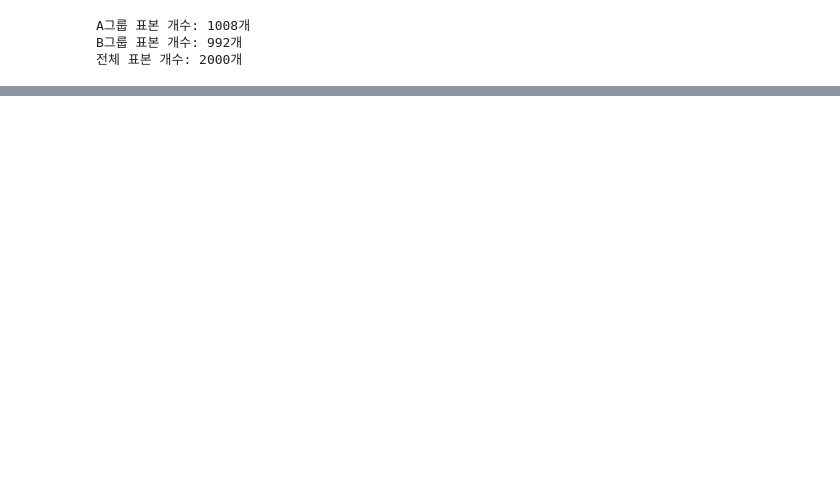
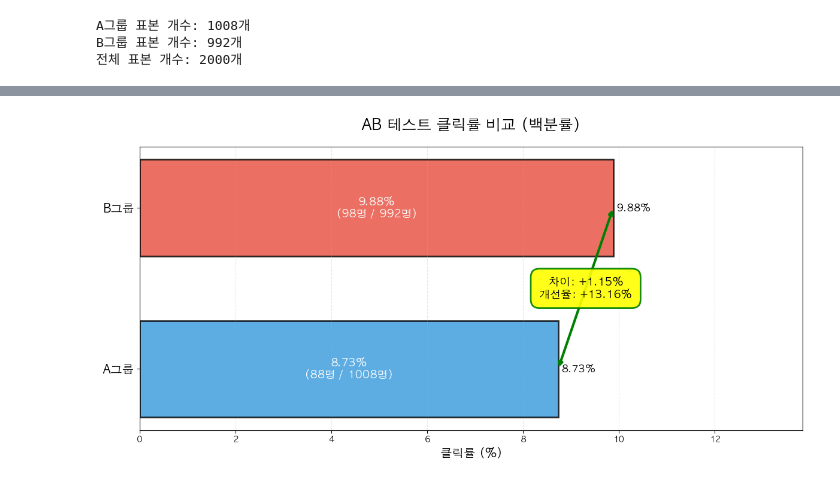
Before and after one commit to alstjd0051/TIL_python, a Jupyter notebook: src/math/assignment/team_project1.ipynb, the cells around one changed output, grey strips where cells are left out. Saved outputs shown, nothing was run; the diff lists cells and outputs as text; code cells hidden in the pictures; blank space fills up the shorter version.

```diff
--- a/src/math/assignment/team_project1.ipynb
+++ b/src/math/assignment/team_project1.ipynb
@@ -85,0 +93,17 @@ B그룹 클릭률: 0.0988 (전체 992명 중 98명 클릭)
+# %%
+# 그룹별 클릭률 계산 및 통계 객체 생성
+p_a: float = k_a / count_a if count_a > 0 else 0.0
+p_b: float = k_b / count_b if count_b > 0 else 0.0
+
+# 통계 객체 생성
+stats_a: GroupStats = GroupStats(count=count_a, clicks=k_a, click_rate=p_a, click_rate_percent=0.0)
+stats_b: GroupStats = GroupStats(count=count_b, clicks=k_b, click_rate=p_b, click_rate_percent=0.0)
+
+# 비교 통계 계산
+click_rate_diff: float = p_b - p_a
+improvement_rate: float = (click_rate_diff / p_a * 100) if p_a > 0 else 0.0
+
+print(f"A그룹 클릭률: {p_a:.4f} ({stats_a.click_rate_percent:.2f}%) - 전체 {count_a}명 중 {k_a}명 클릭")
+print(f"B그룹 클릭률: {p_b:.4f} ({stats_b.click_rate_percent:.2f}%) - 전체 {count_b}명 중 {k_b}명 클릭")
+print(f"\n클릭률 차이: {click_rate_diff:.4f} ({click_rate_diff * 100:.2f}%)")
+print(f"개선율: {improvement_rate:.2f}%")
@@ -85,0 +377,67 @@ B그룹 클릭률: 0.0988 (전체 992명 중 98명 클릭)
+# %%
+# 2. 클릭률 비교 - 수평 막대 그래프
+def create_horizontal_comparison(
+    stats_a: GroupStats,
+    stats_b: GroupStats,
+    click_rate_diff: float,
+    improvement_rate: float
+) -> None:
+    """수평 막대 그래프로 클릭률 비교"""
+    fig, ax = plt.subplots(figsize=(12, 6))
+
+    # 백분률 계산
+    p_a_percent: float = stats_a.click_rate_percent
+    p_b_percent: float = stats_b.click_rate_percent
+    diff_percent: float = click_rate_diff * 100
+
+    # 수평 막대 그래프
+    y_pos = [0, 1]
+    bars = ax.barh(y_pos, [p_a_percent, p_b_percent],
+                   color=['#3498db', '#e74c3c'], alpha=0.8, height=0.6,
+                   edgecolor='black', linewidth=2)
+
+    ax.set_yticks(y_pos)
+    ax.set_yticklabels(['A그룹', 'B그룹'], fontsize=14, fontweight='bold')
+    ax.set_xlabel('클릭률 (%)', fontsize=14, fontweight='bold')
+    ax.set_title('AB 테스트 클릭률 비교 (백분률)', fontsize=18, fontweight='bold', pad=20)
+    ax.set_xlim(0, max(p_a_percent, p_b_percent) * 1.4)
+    ax.grid(axis='x', alpha=0.3, linestyle='--')
+
+    # 막대 안에 값 표시
+    ax.text(p_a_percent/2, 0, f'{p_a_percent:.2f}%\n({stats_a.clicks}명 / {stats_a.count}명)',
+            ha='center', va='center', fontsize=13, fontweight='bold', color='white')
+    ax.text(p_b_percent/2, 1, f'{p_b_percent:.2f}%\n({stats_b.clicks}명 / {stats_b.count}명)',
+            ha='center', va='center', fontsize=13, fontweight='bold', color='white')
+
+    # 막대 끝에 값 표시
+    ax.text(p_a_percent, 0, f' {p_a_percent:.2f}%',
+            ha='left', va='center', fontsize=12, fontweight='bold')
+    ax.text(p_b_percent, 1, f' {p_b_percent:.2f}%',
+            ha='left', va='center', fontsize=12, fontweight='bold')
+
+    # 차이 표시
+    if click_rate_diff > 0:
+        ax.annotate('', xy=(p_b_percent, 1), xytext=(p_a_percent, 0),
+                    arrowprops=dict(arrowstyle='<->', color='green', lw=3))
+        mid_x = (p_a_percent + p_b_percent) / 2
+        ax.text(mid_x, 0.5, f'차이: +{diff_percent:.2f}%\n개선율: +{improvement_rate:.2f}%',
+                ha='center', va='center', fontsize=13, fontweight='bold',
+                bbox=dict(boxstyle='round,pad=0.8', facecolor='yellow', alpha=0.9,
+                         edgecolor='green', lw=2))
+
+    plt.tight_layout()
+    plt.show()
+
+    print(f"\n{'='*60}")
+    print("📈 클릭률 비교 결과 (백분률)")
+    print(f"{'='*60}")
+    print(f"A그룹: {p_a_percent:.2f}% ({stats_a.clicks}명 / {stats_a.count}명)")
+    print(f"B그룹: {p_b_percent:.2f}% ({stats_b.clicks}명 / {stats_b.count}명)")
+    print(f"\n클릭률 차이: +{diff_percent:.2f}%")
+    print(f"개선율: +{improvement_rate:.2f}%")
+    print(f"{'='*60}")
+
+# 수평 막대 그래프 생성
+create_horizontal_comparison(stats_a, stats_b, click_rate_diff, improvement_rate)
+# %% [output]
+[figure, added]
```
Also changed, not shown: parts of 10 cells of this notebook, 2 other files.
